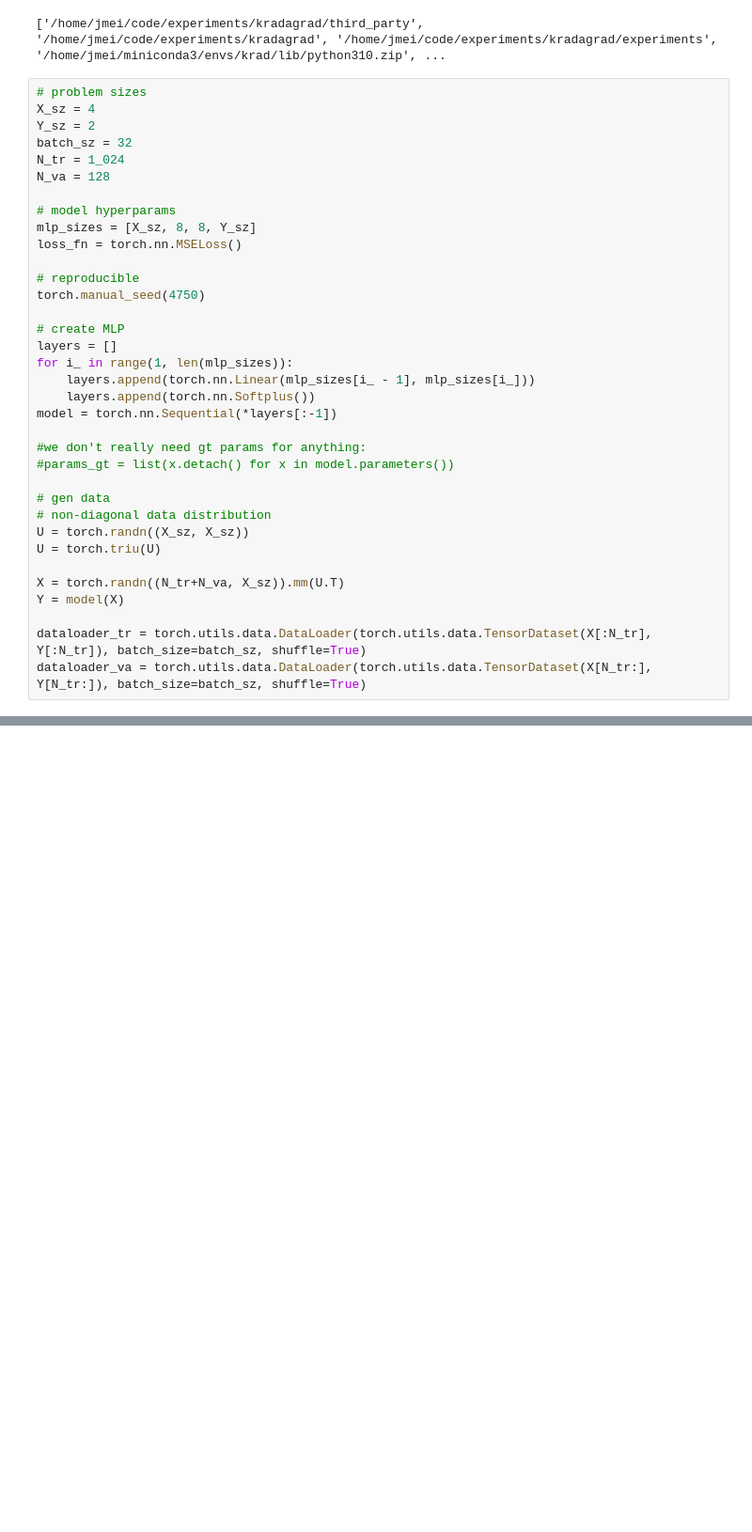
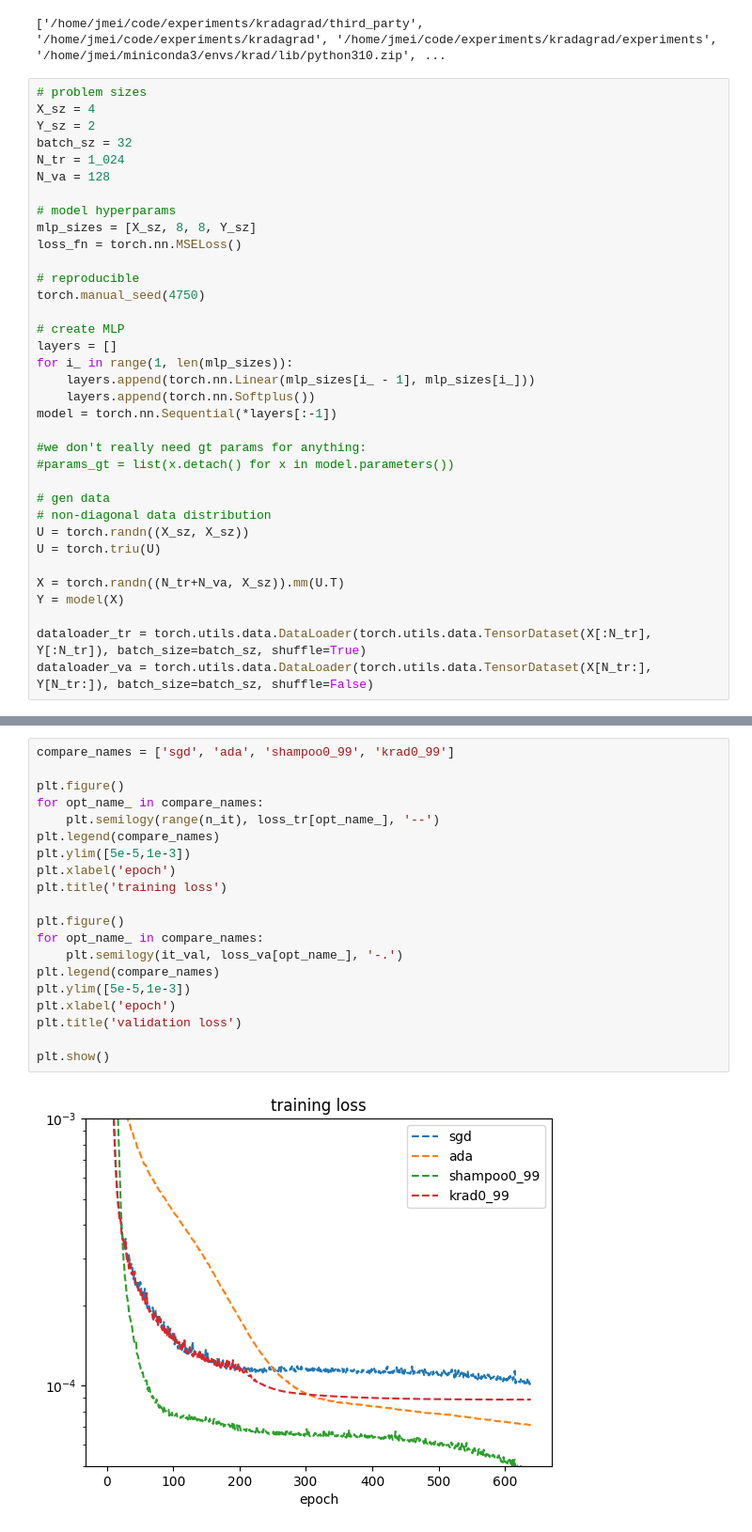
Before and after one commit to jonathanmei/kradagrad, a Jupyter notebook: kradagrad/experiments/quick_mlp.ipynb, the cells around one changed output, grey strips where cells are left out. Shown at 94% size. Drawn from its saved outputs; the diff is of its cells as text; blank space fills up the shorter version.

```diff
--- a/kradagrad/experiments/quick_mlp.ipynb
+++ b/kradagrad/experiments/quick_mlp.ipynb
@@ -56,7 +56,7 @@ X = torch.randn((N_tr+N_va, X_sz)).mm(U.T)
 Y = model(X)
 
 dataloader_tr = torch.utils.data.DataLoader(torch.utils.data.TensorDataset(X[:N_tr], Y[:N_tr]), batch_size=batch_sz, shuffle=True)
-dataloader_va = torch.utils.data.DataLoader(torch.utils.data.TensorDataset(X[N_tr:], Y[N_tr:]), batch_size=batch_sz, shuffle=True)
+dataloader_va = torch.utils.data.DataLoader(torch.utils.data.TensorDataset(X[N_tr:], Y[N_tr:]), batch_size=batch_sz, shuffle=False)
 # %%
 # re-intialize params for fair training
 def reinit(model, seed):
@@ -161,0 +218,22 @@ plt.show()
+# %%
+compare_names = ['sgd', 'ada', 'shampoo0_99', 'krad0_99']
+
+plt.figure()
+for opt_name_ in compare_names:
+    plt.semilogy(range(n_it), loss_tr[opt_name_], '--')
+plt.legend(compare_names)
+plt.ylim([5e-5,1e-3])
+plt.xlabel('epoch')
+plt.title('training loss')
+
+plt.figure()
+for opt_name_ in compare_names:
+    plt.semilogy(it_val, loss_va[opt_name_], '-.')
+plt.legend(compare_names)
+plt.ylim([5e-5,1e-3])
+plt.xlabel('epoch')
+plt.title('validation loss')
+
+plt.show()
+# %% [output]
+[figure, added]
```
Also changed, not shown: parts of 4 cells of this notebook, 13 other files.
